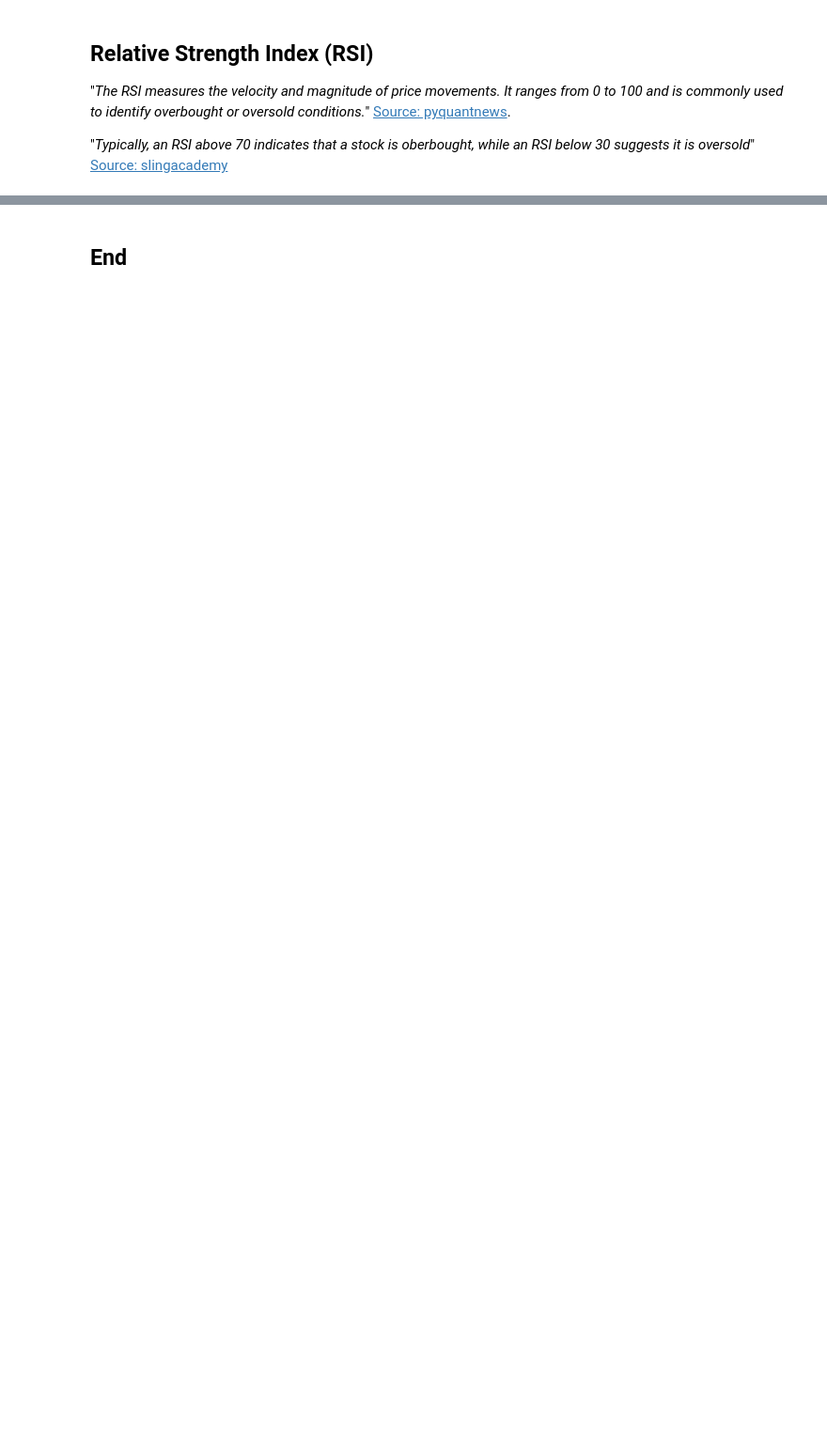
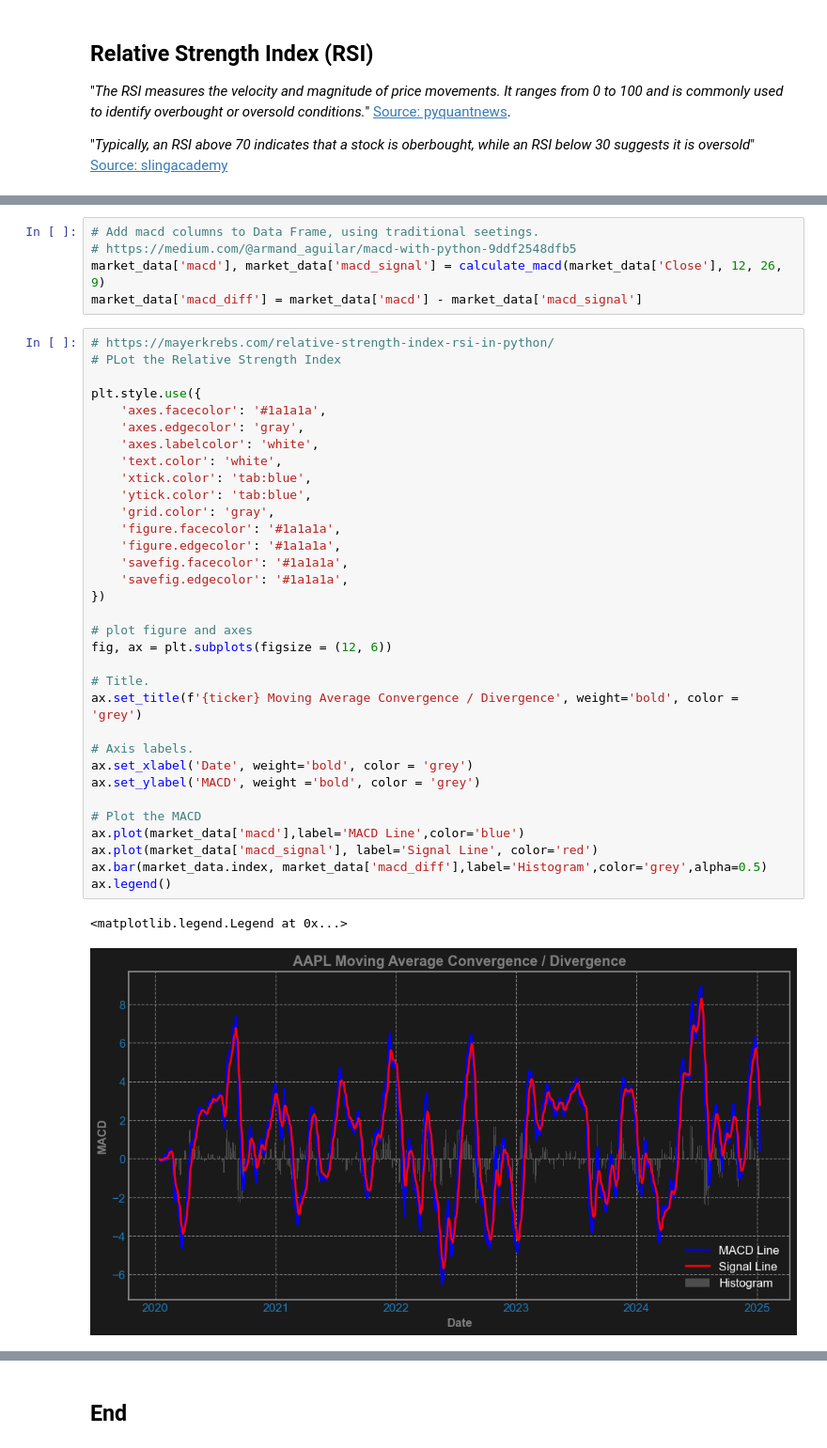
Before and after one commit to fdennehy/pfda-project, a Jupyter notebook: tech_analysis.ipynb, the cells around one changed output, grey strips where cells are left out. Shown: that part at 94% size. Cells and saved outputs as stored; diff of their text form; blank space fills up the shorter version.

```diff
--- a/tech_analysis.ipynb
+++ b/tech_analysis.ipynb
@@ -394,0 +371,41 @@ mpf.plot(market_data, type='candle', style='binance', mav=(5,20), volume=True, f
+# %%
+# Add macd columns to Data Frame, using traditional seetings.
+# https://medium.com/@armand_aguilar/macd-with-python-9ddf2548dfb5
+market_data['macd'], market_data['macd_signal'] = calculate_macd(market_data['Close'], 12, 26, 9)
+market_data['macd_diff'] = market_data['macd'] - market_data['macd_signal']
+# %%
+# https://mayerkrebs.com/relative-strength-index-rsi-in-python/
+# PLot the Relative Strength Index
+
+plt.style.use({
+    'axes.facecolor': '#1a1a1a',
+    'axes.edgecolor': 'gray',
+    'axes.labelcolor': 'white',
+    'text.color': 'white',
+    'xtick.color': 'tab:blue',
+    'ytick.color': 'tab:blue',
+    'grid.color': 'gray',
+    'figure.facecolor': '#1a1a1a',
+    'figure.edgecolor': '#1a1a1a',
+    'savefig.facecolor': '#1a1a1a',
+    'savefig.edgecolor': '#1a1a1a',
+})
+
+# plot figure and axes
+fig, ax = plt.subplots(figsize = (12, 6))
+
+# Title.
+ax.set_title(f'{ticker} Moving Average Convergence / Divergence', weight='bold', color = 'grey')
+
+# Axis labels.
+ax.set_xlabel('Date', weight='bold', color = 'grey')
+ax.set_ylabel('MACD', weight ='bold', color = 'grey')
+
+# Plot the MACD
+ax.plot(market_data['macd'],label='MACD Line',color='blue')
+ax.plot(market_data['macd_signal'], label='Signal Line', color='red')
+ax.bar(market_data.index, market_data['macd_diff'],label='Histogram',color='grey',alpha=0.5)
+ax.legend()
+# %% [output]
+<matplotlib.legend.Legend at 0x...>
+[figure, added]
```
Also changed, not shown: parts of 27 cells of this notebook.
